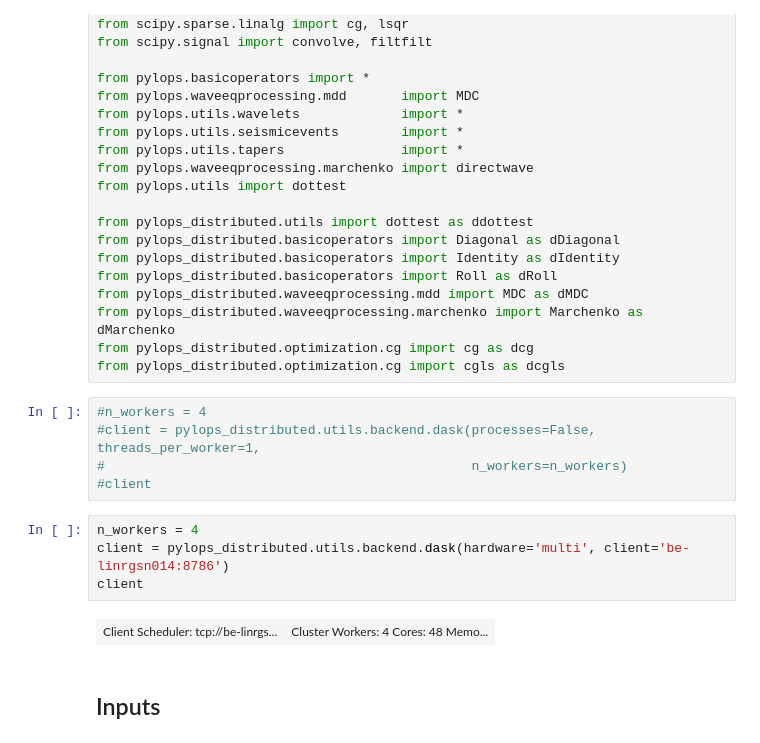
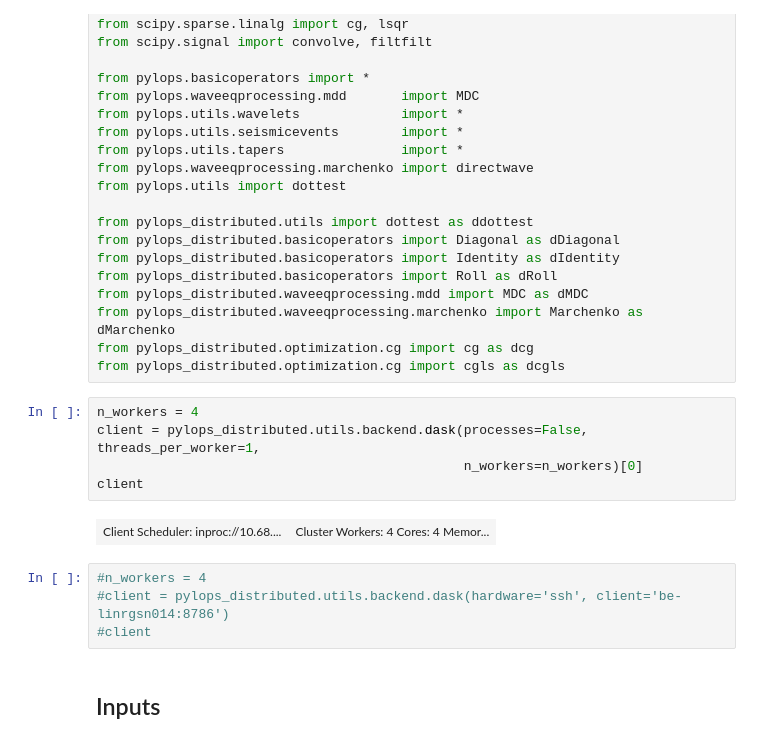
Before and after one commit to PyLops/pylops_notebooks, a Jupyter notebook: developement-distributed/Marchenko.ipynb, the cells around one changed output. Drawn from its saved outputs; the diff is of its cells as text.

Commit message:
Updated Marchenko distributed example

```diff
--- a/developement-distributed/Marchenko.ipynb
+++ b/developement-distributed/Marchenko.ipynb
@@ -44,16 +44,16 @@ from pylops_distributed.waveeqprocessing.marchenko import Marchenko as dMarchenk
 from pylops_distributed.optimization.cg import cg as dcg
 from pylops_distributed.optimization.cg import cgls as dcgls
 # %%
-#n_workers = 4
-#client = pylops_distributed.utils.backend.dask(processes=False, threads_per_worker=1,
-#                                               n_workers=n_workers)
-#client
+n_workers = 4
+client = pylops_distributed.utils.backend.dask(processes=False, threads_per_worker=1,
+                                               n_workers=n_workers)[0]
+client
+# %% [output]
+| Client Scheduler: inproc://10.68.... | Cluster Workers: 4 Cores: 4 Memor... |
 # %%
-n_workers = 4
-client = pylops_distributed.utils.backend.dask(hardware='multi', client='be-linrgsn014:8786')
-client
+#n_workers = 4
+#client = pylops_distributed.utils.backend.dask(hardware='ssh', client='be-linrgsn014:8786')
+#client
-# %% [output]
-| Client Scheduler: tcp://be-linrgs... | Cluster Workers: 4 Cores: 48 Memo... |
 # %% [markdown]
 ## Inputs
 # %% [markdown]
```
Also changed, not shown: parts of 17 cells of this notebook.
